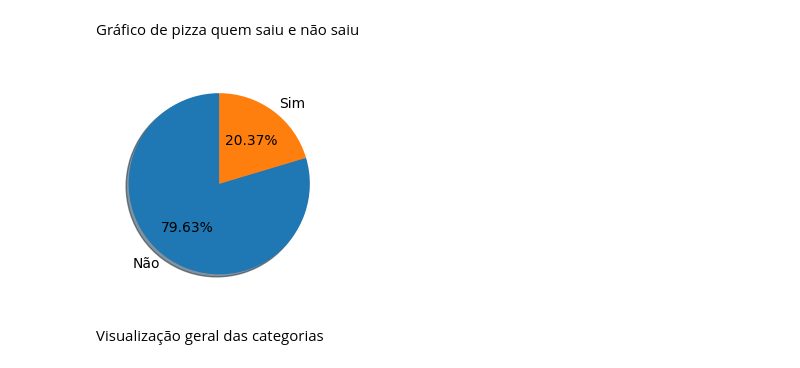
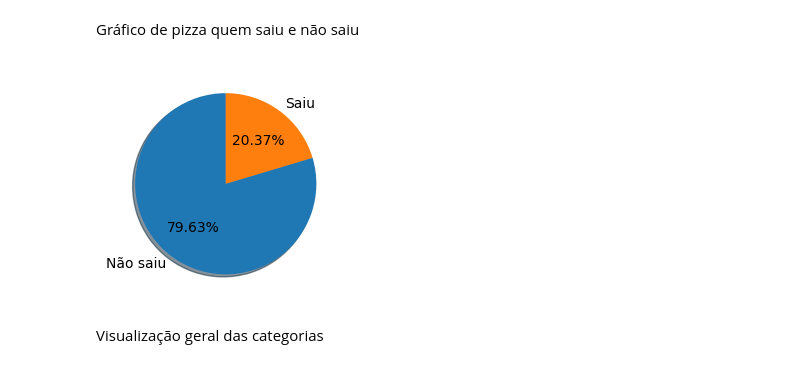
Before and after one commit to guilhermevicente11/analise-dados-churn, a Jupyter notebook: códigos_do_relatório.ipynb, the cells around one changed output. Cells and saved outputs as stored; diff of their text form; code cells hidden in the pictures.

```diff
--- a/códigos_do_relatório.ipynb
+++ b/códigos_do_relatório.ipynb
@@ -71,17 +73,17 @@ plt.show()
 Gráfico de pizza quem saiu e não saiu
 # %%
 values = df.Exited.value_counts()
-labels = ['Não', 'Sim']
+labels = ['Não saiu', 'Saiu']
 
 fig, ax = plt.subplots(figsize = (4, 3), dpi = 100)
 
 
 patches, texts, autotexts = ax.pie(values, labels = labels, autopct = '%1.2f%%', shadow = True,
                                    startangle = 90)
 
 plt.show()
 # %% [output]
-[figure, old version]
+[figure, new version]
 # %% [markdown]
 Visualização geral das categorias
 # %%
```
Also changed, not shown: parts of 5 cells of this notebook.
